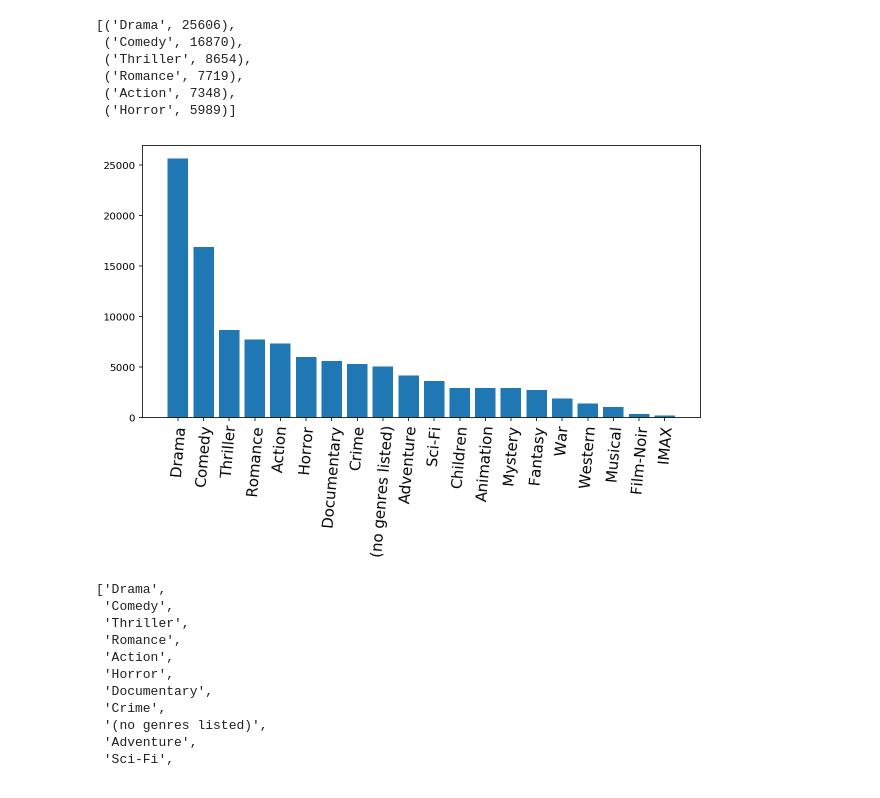
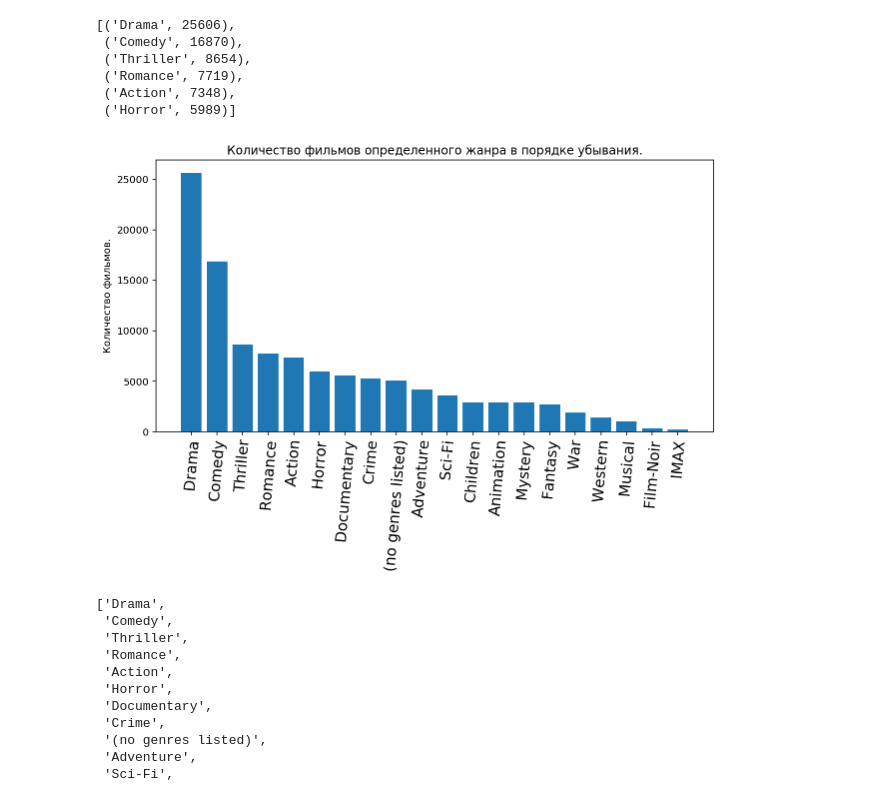
Before and after one commit to srzhn/MLBD, a Jupyter notebook: apache_spark/notebooks/spark_examples.ipynb, the cells around one changed output. Drawn from its saved outputs; the diff is of its cells as text; code cells hidden in the pictures.

```diff
--- a/apache_spark/notebooks/spark_examples.ipynb
+++ b/apache_spark/notebooks/spark_examples.ipynb
@@ -381,11 +373,13 @@ genres.take(6)
 # %%
 genres_top20 = genres.take(20)
 plt.figure(figsize=(10,5))
 plt.bar(*zip(*genres_top20))
 plt.xticks(rotation=85, fontsize=15)
+plt.title("Количество фильмов определенного жанра в порядке убывания.")
+plt.ylabel('Количество фильмов.')
 plt.show()
 # %% [output]
-[figure, old version]
+[figure, new version]
 # %%
 genres_names = list(map(lambda x:x[0],genres.collect()))
 # %%
```
Also changed, not shown: parts of 21 cells of this notebook.
